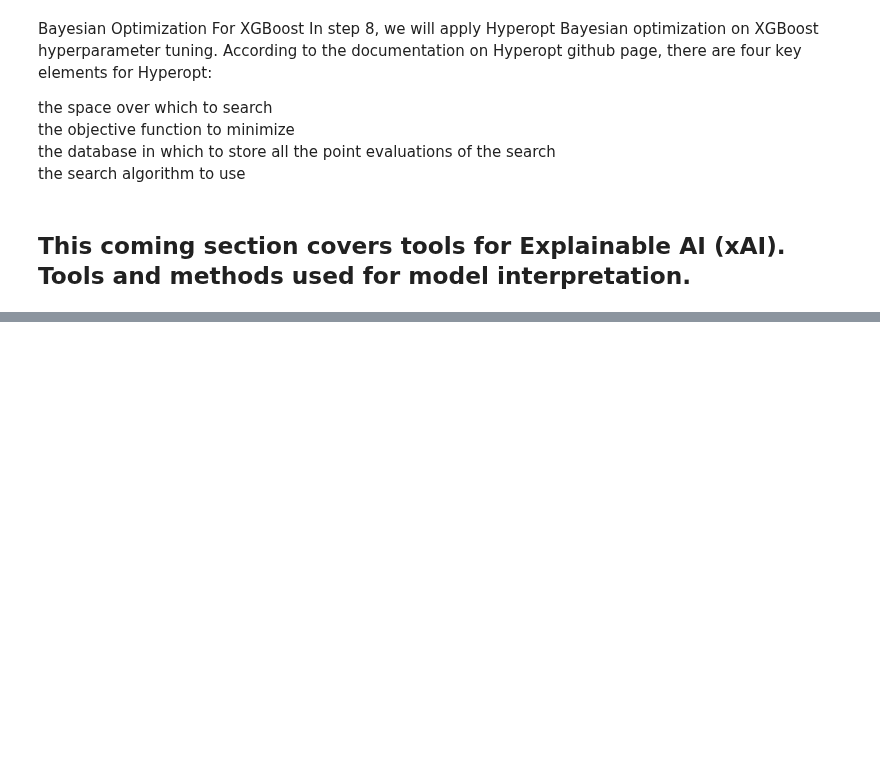
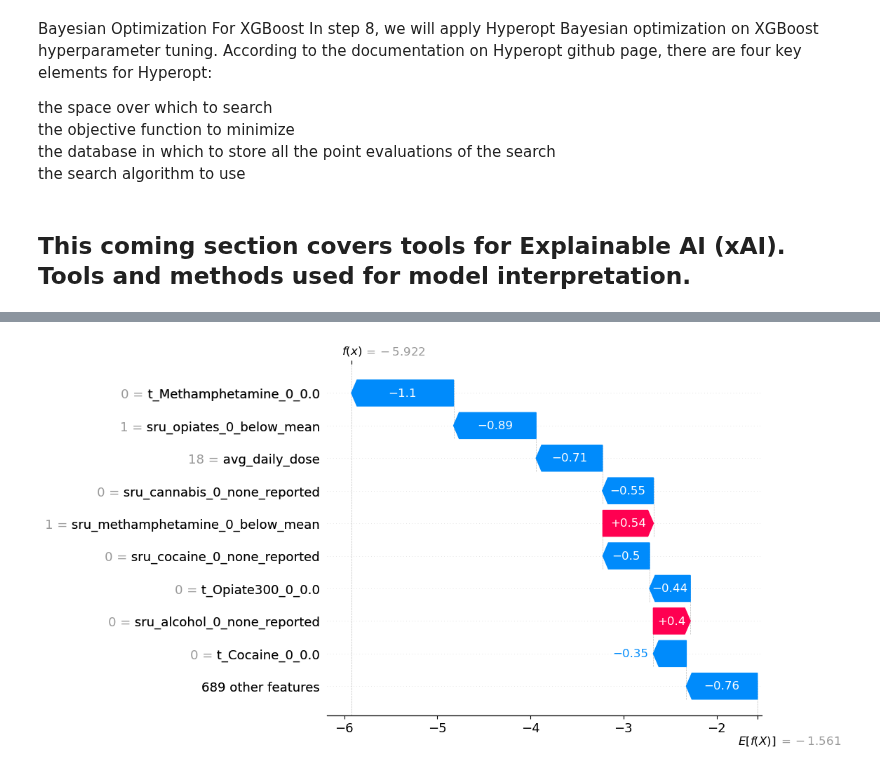
Before and after one commit to DanHerman212/oud_treatment_outcome, a Jupyter notebook: notebooks/Level_3_machine_learning/3_XGBoost_classifier_sklearnAPI.ipynb, the cells around one changed output, grey strips where cells are left out. Drawn from its saved outputs; the diff is of its cells as text; code cells hidden in the pictures; blank space fills up the shorter version.

```diff
--- a/notebooks/Level_3_machine_learning/3_XGBoost_classifier_sklearnAPI.ipynb
+++ b/notebooks/Level_3_machine_learning/3_XGBoost_classifier_sklearnAPI.ipynb
@@ -364,8 +382,10 @@ No data for colormapping provided via 'c'. Parameters 'vmin', 'vmax' will be ign
 # %%
 explainer = shap.Explainer(xgbc1)
-shap_values = explainer(X)
+shap_values = explainer(X_train)
 
 # visualize the first prediction's explanation
 shap.plots.waterfall(shap_values[0])
+# %% [output]
+[figure, added]
 # %%
 explainer = shap.Explainer(xgbc1)
```
Also changed, not shown: parts of 22 cells of this notebook, 2 other files.
